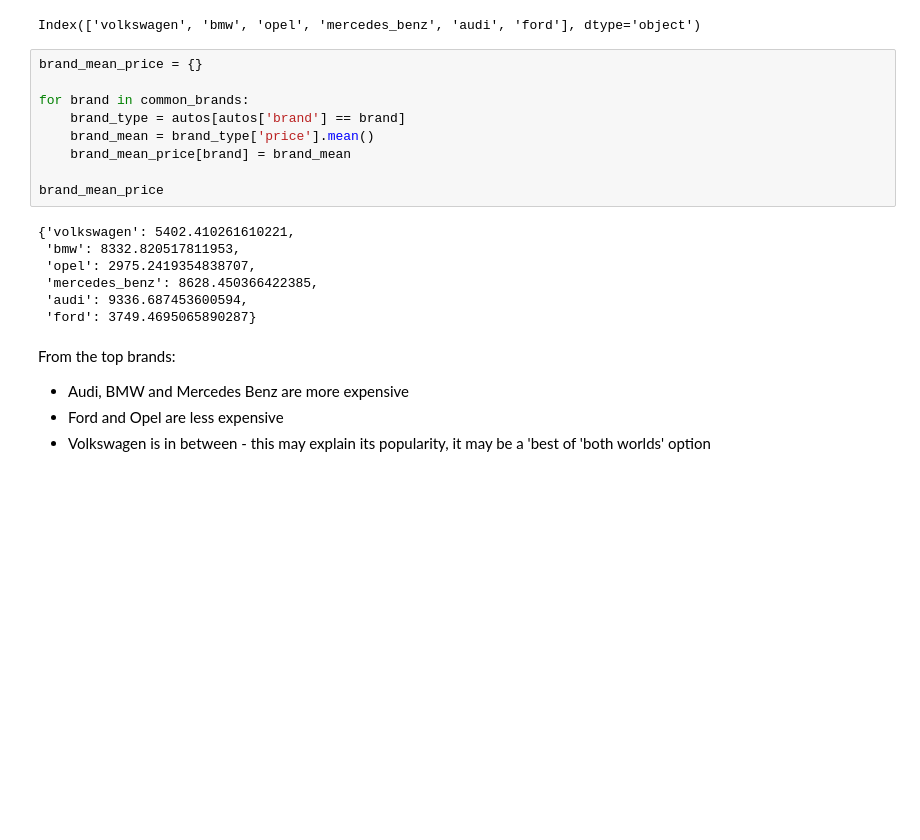
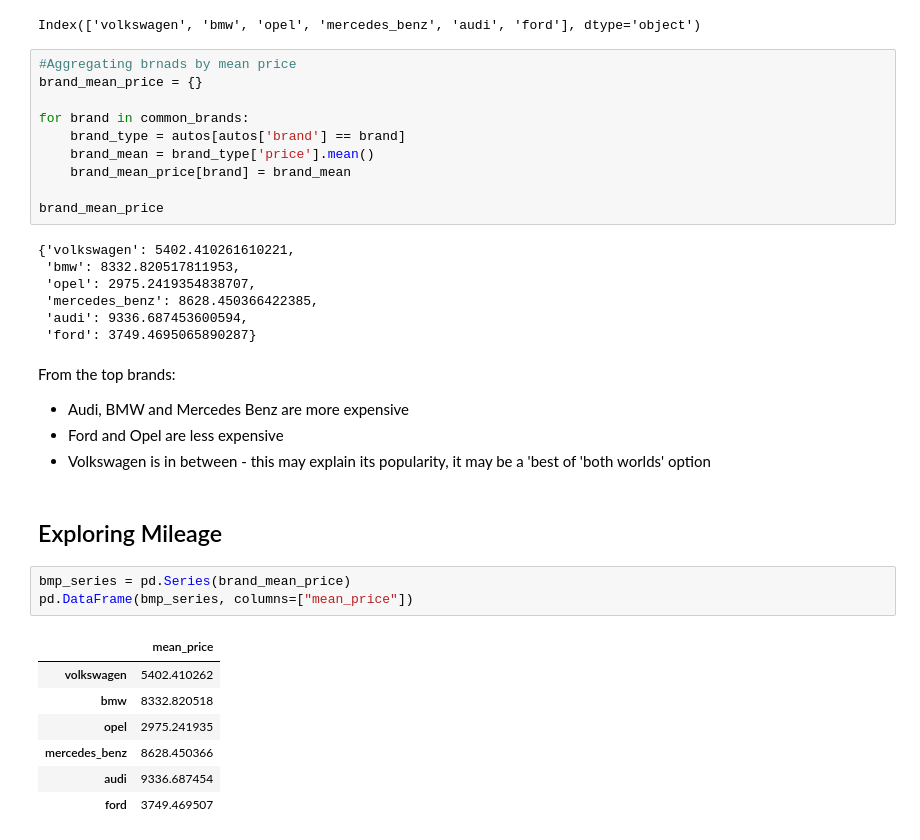
Before and after one commit to damiiete/DataQuest, a Jupyter notebook: Exploring_eBay_Car_Sales_Data/eBay_car_sales.ipynb, the cells around one changed output. Saved outputs shown, nothing was run; the diff lists cells and outputs as text; blank space fills up the shorter version.

```diff
--- a/Exploring_eBay_Car_Sales_Data/eBay_car_sales.ipynb
+++ b/Exploring_eBay_Car_Sales_Data/eBay_car_sales.ipynb
@@ -477,6 +477,7 @@ common_brands
 # %% [output]
 Index(['volkswagen', 'bmw', 'opel', 'mercedes_benz', 'audi', 'ford'], dtype='object')
 # %%
+#Aggregating brnads by mean price
 brand_mean_price = {}
 
 for brand in common_brands:
@@ -498,3 +499,16 @@ From the top brands:
 - Audi, BMW and Mercedes Benz are more expensive
 - Ford and Opel are less expensive
 - Volkswagen is in between - this may explain its popularity, it may be a 'best of 'both worlds' option
+# %% [markdown]
+## Exploring Mileage
+# %%
+bmp_series = pd.Series(brand_mean_price)
+pd.DataFrame(bmp_series, columns=["mean_price"])
+# %% [output]
+|  | mean_price |
+| volkswagen | 5402.410262 |
+| bmw | 8332.820518 |
+| opel | 2975.241935 |
+| mercedes_benz | 8628.450366 |
+| audi | 9336.687454 |
+| ford | 3749.469507 |
```
Also changed, not shown: parts of 7 cells of this notebook.
